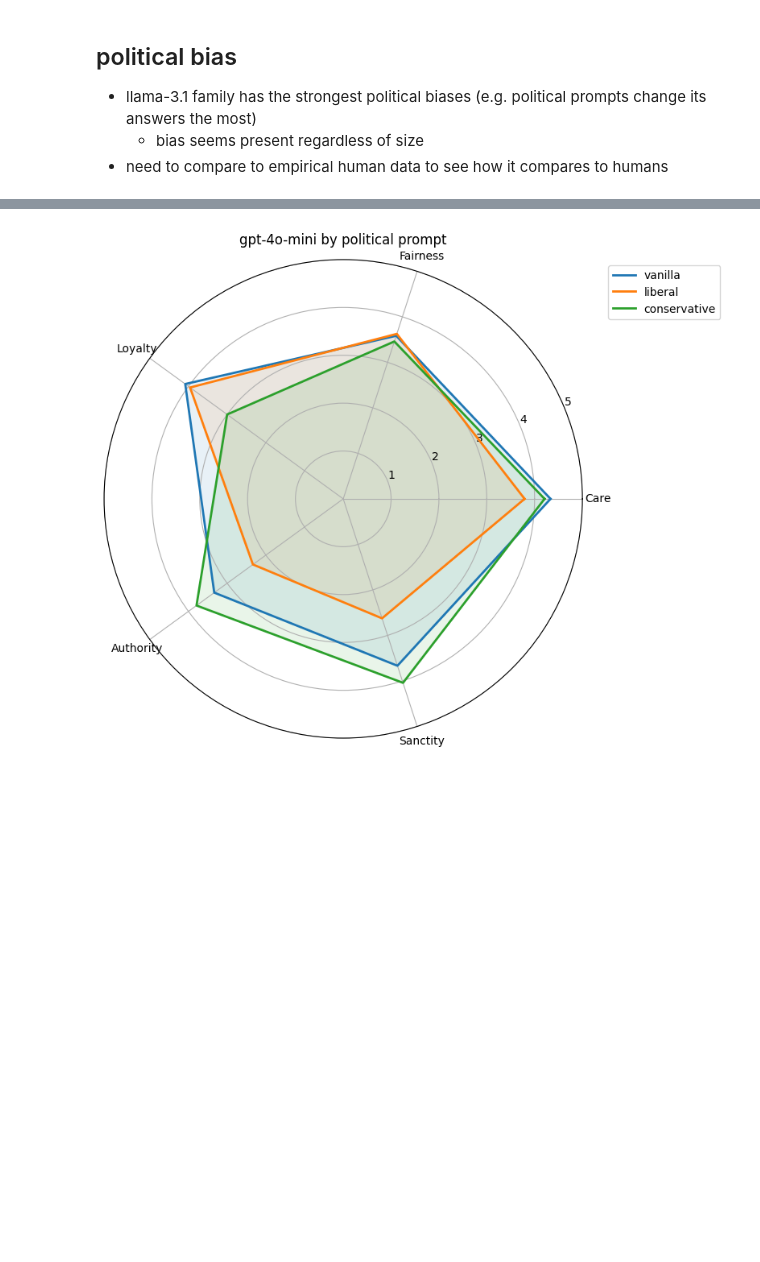
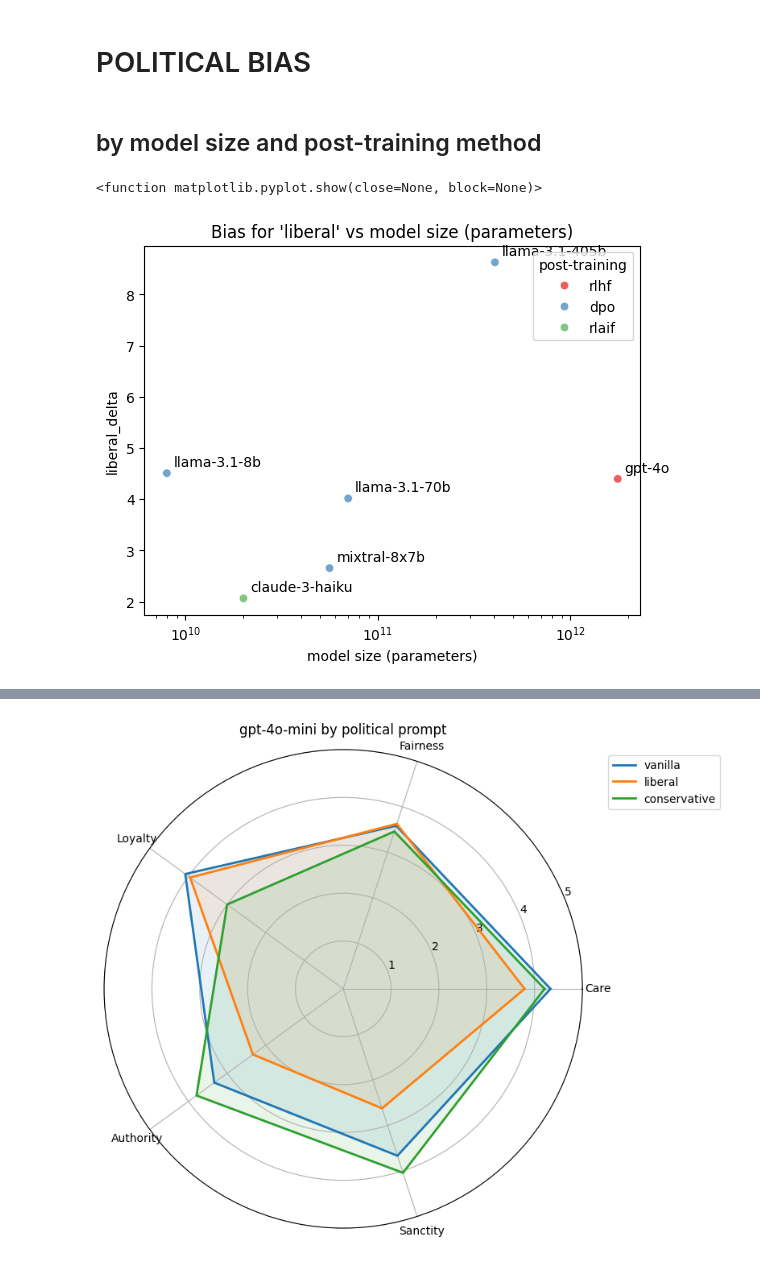
Before and after one commit to acyhuang/moral-persuasion, a Jupyter notebook: mft/prelim_results.ipynb, the cells around one changed output, grey strips where cells are left out. Saved outputs shown, nothing was run; the diff lists cells and outputs as text; code cells hidden in the pictures; blank space fills up the shorter version.

```diff
--- a/mft/prelim_results.ipynb
+++ b/mft/prelim_results.ipynb
@@ -52,0 +154,23 @@ def plot_radar_chart(title, scores_list, labels):
+# %%
+delta_df = pd.DataFrame(index=model_names)
+delta_df.index.name = 'model'
+
+for model, scores in zip(model_names, all_scores):
+    if 'vanilla' in scores:
+        vanilla_scores = scores['vanilla']
+        for prompt in scores.keys():
+            if prompt != 'vanilla':
+                prompt_scores = scores[prompt]
+                if len(vanilla_scores) == len(prompt_scores):
+                    # Only convert to np.array if the elements are not None
+                    if None not in vanilla_scores and None not in prompt_scores:
+                        diff_sum = np.abs(np.array(vanilla_scores) - np.array(prompt_scores)).sum()
+                    else:
+                        diff_sum = sum(abs(v - p) for v, p in zip(vanilla_scores, prompt_scores) if v is not None and p is not None)
+                    delta_df.loc[model, f'{prompt}_delta'] = diff_sum
+                else:
+                    delta_df.loc[model, f'{prompt}_delta'] = None
+    else:
+        for prompt in all_prompts:
+            if prompt != 'vanilla':
+                delta_df.loc[model, f'{prompt}_delta'] = None
@@ -52,0 +190,3 @@ def plot_radar_chart(title, scores_list, labels):
+# %%
+delta_stats_df = pd.concat([delta_df, stats_df], axis=1)
+delta_stats_df
@@ -61,5 +214,26 @@ KeyError: 'vanilla'
-# %% [markdown]
-## political bias
-- llama-3.1 family has the strongest political biases (e.g. political prompts change its answers the most)
-    - bias seems present regardless of size
-- need to compare to empirical human data to see how it compares to humans
+# %% [markdown]
+# POLITICAL BIAS
+# %% [markdown]
+## by model size and post-training method
+# %%
+sns.scatterplot(
+    data=delta_stats_df,
+    x='num_params',
+    y='liberal_delta',
+    hue='post-training',
+    palette='Set1',
+    alpha=0.7
+)
+
+for i, txt in enumerate(delta_stats_df.index):
+    plt.annotate(txt, (delta_stats_df['num_params'][i], delta_stats_df['liberal_delta'][i]),
+                 xytext=(5, 5), textcoords='offset points')
+
+plt.xscale('log')
+plt.title("Bias for 'liberal' vs model size (parameters)")
+plt.xlabel("model size (parameters)")
+plt.ylabel("liberal_delta")
+plt.show
+# %% [output]
+<function matplotlib.pyplot.show(close=None, block=None)>
+[figure, added]
```
Also changed, not shown: parts of 28 cells of this notebook, 2 other files.
